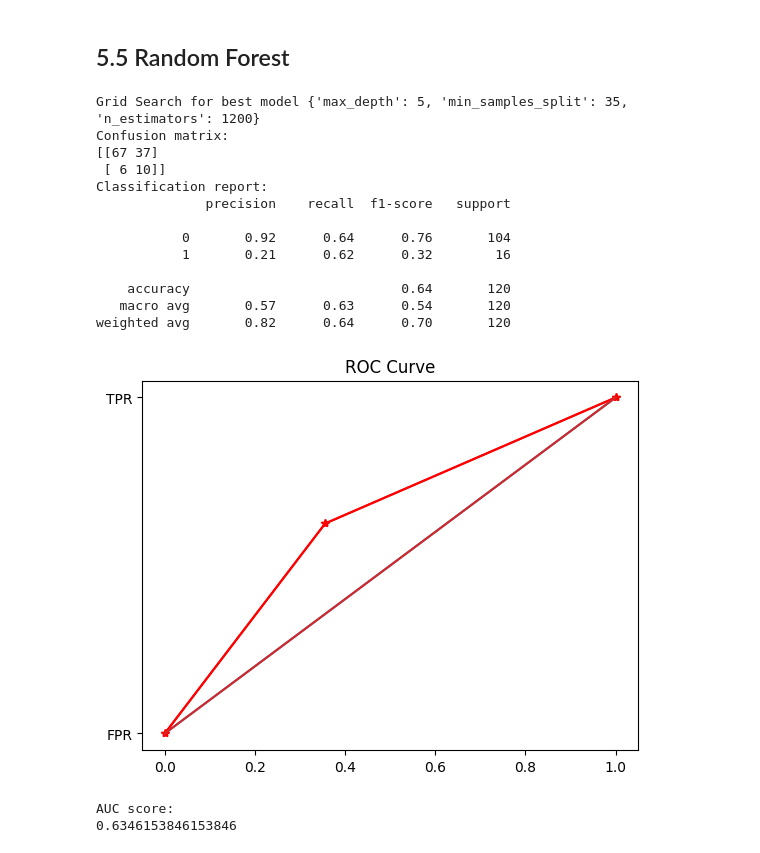
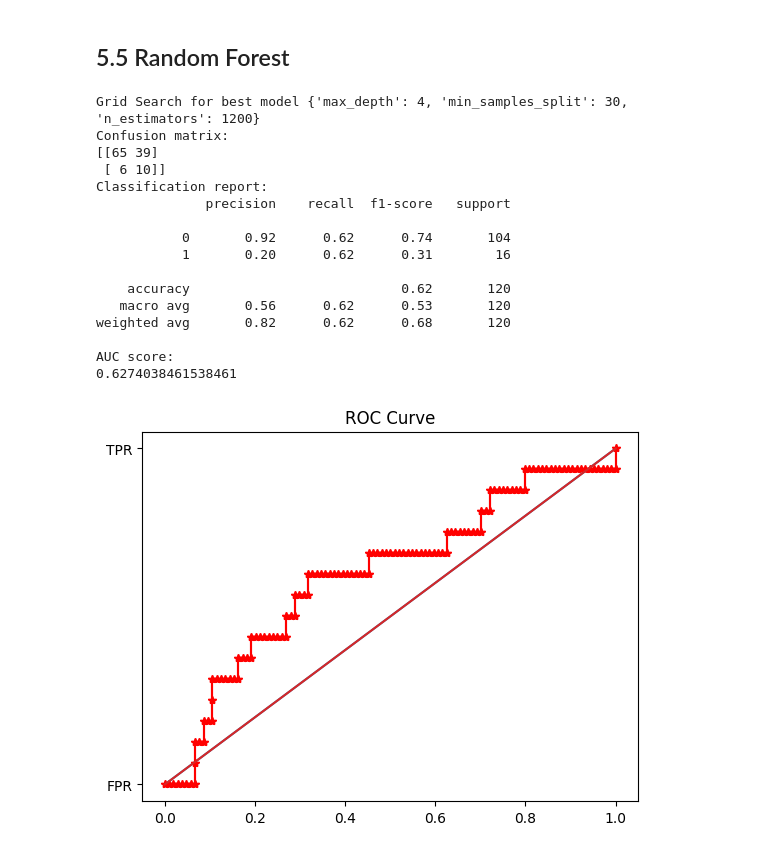
Before and after one commit to pkujackfeng/MLF_final_project, a Jupyter notebook: Financial_Fraud_FSD.ipynb, the cells around one changed output. Saved outputs shown, nothing was run; the diff lists cells and outputs as text; code cells hidden in the pictures.

```diff
--- a/Financial_Fraud_FSD.ipynb
+++ b/Financial_Fraud_FSD.ipynb
@@ -426,13 +504,22 @@ AUC score:
 SVM_grid = {'C': [500,750,1000,1200,1500,1800,2000],
 	'gamma': [10, 0.1, 0.03, 0.01, 0.008, 0.005],
 	'kernel': ['rbf']}
-SVM_grid_search = GridSearchCV(SVC(), SVM_grid, refit = True, verbose = 3)
+SVM_grid_search = GridSearchCV(SVC(probability=True), SVM_grid, refit = True, verbose = 3)
 SVM_grid_search.fit(X_train, y_train)
 # Grid search result for hyperparameters
 print("Grid Search for best model", SVM_grid_search.best_params_)
 SVM_best_model = SVM_grid_search.best_estimator_
-y_SVM_predict = SVM_best_model.predict(X_test)
-show_result(y_test, y_SVM_predict)
+y_SVM_predict_prob_temp = SVM_best_model.predict_proba(X_test)
+y_SVM_predict_prob = []
+for i in range(len(y_SVM_predict_prob_temp)):
+    y_SVM_predict_prob.append(y_SVM_predict_prob_temp[i,1])
+y_SVM_predict = []
+for i in range(len(y_SVM_predict_prob)):
+    if y_SVM_predict_prob[i] > 0.5:
+        y_SVM_predict.append(1)
+    else:
+        y_SVM_predict.append(0)
+show_result(y_test, y_SVM_predict, y_SVM_predict_prob)
 # %% [output]
 Fitting 5 folds for each of 42 candidates, totalling 210 fits
 [CV 1/5] END .......C=500, gamma=10, kernel=rbf;, score=0.400 total time=   0.0s
@@ -468,8 +553,17 @@ DT_grid_search.fit(X_train, y_train)
 # Grid search result for hyperparameters
 print("Grid Search for best model", DT_grid_search.best_params_)
 DT_best_model = DT_grid_search.best_estimator_
-y_DT_predict = DT_best_model.predict(X_test)
-show_result(y_test, y_DT_predict)
+y_DT_predict_prob_temp = DT_best_model.predict_proba(X_test)
+y_DT_predict_prob = []
+for i in range(len(y_DT_predict_prob_temp)):
+    y_DT_predict_prob.append(y_DT_predict_prob_temp[i,1])
+y_DT_predict = []
+for i in range(len(y_DT_predict_prob)):
+    if y_DT_predict_prob[i] > 0.5:
+        y_DT_predict.append(1)
+    else:
+        y_DT_predict.append(0)
+show_result(y_test, y_DT_predict, y_DT_predict_prob)
 # %% [output]
 Fitting 3 folds for each of 960 candidates, totalling 2880 fits
 Grid Search for best model {'max_depth': 2, 'max_leaf_nodes': 2, 'min_samples_leaf': 2, 'min_samples_split': 2}
@@ -493,30 +588,40 @@ AUC score:
 # %%
 # Step 10.5 Random forest
 RF_grid = {"n_estimators":[800,1000,1200],
     'max_depth':[4,5,6],
     "min_samples_split":[25,30,35]
     }
 RF_grid_search = GridSearchCV(RandomForestClassifier(),param_grid = RF_grid,cv=3,scoring='accuracy')
 RF_grid_search.fit(X_train, y_train)
 # Grid search result for hyperparameters
 print("Grid Search for best model", RF_grid_search.best_params_)
 RF_best_model = RF_grid_search.best_estimator_
-y_RF_predict = RF_best_model.predict(X_test)
-show_result(y_test, y_RF_predict)
+y_RF_predict_prob_temp = RF_best_model.predict_proba(X_test)
+y_RF_predict_prob = []
+for i in range(len(y_RF_predict_prob_temp)):
+    y_RF_predict_prob.append(y_RF_predict_prob_temp[i,1])
+y_RF_predict = []
+for i in range(len(y_RF_predict_prob)):
+    if y_RF_predict_prob[i] > 0.5:
+        y_RF_predict.append(1)
+    else:
+        y_RF_predict.append(0)
+show_result(y_test, y_RF_predict, y_RF_predict_prob)
 # %% [output]
-Grid Search for best model {'max_depth': 5, 'min_samples_split': 35, 'n_estimators': 1200}
+Grid Search for best model {'max_depth': 4, 'min_samples_split': 30, 'n_estimators': 1200}
 Confusion matrix:
-[[67 37]
+[[65 39]
  [ 6 10]]
 Classification report:
               precision    recall  f1-score   support
 
-           0       0.92      0.64      0.76       104
-           1       0.21      0.62      0.32        16
+           0       0.92      0.62      0.74       104
+           1       0.20      0.62      0.31        16
 
-    accuracy                           0.64       120
-   macro avg       0.57      0.63      0.54       120
-weighted avg       0.82      0.64      0.70       120
+    accuracy                           0.62       120
+   macro avg       0.56      0.62      0.53       120
+weighted avg       0.82      0.62      0.68       120
+
+AUC score:
+0.6274038461538461
-[figure, old version]
+[figure, new version]
-AUC score:
-0.6346153846153846
```
Also changed, not shown: parts of 15 cells of this notebook, 1 other file.
